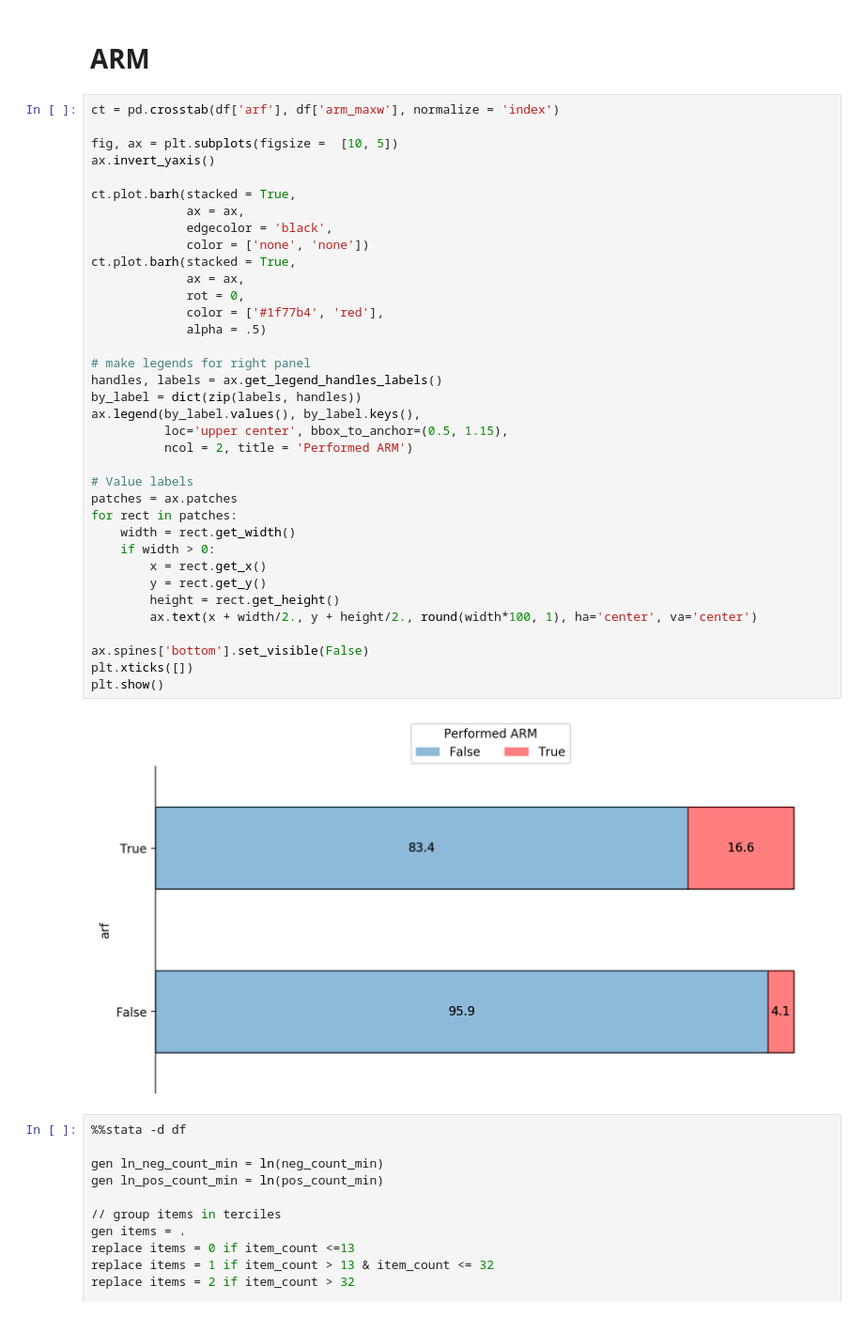
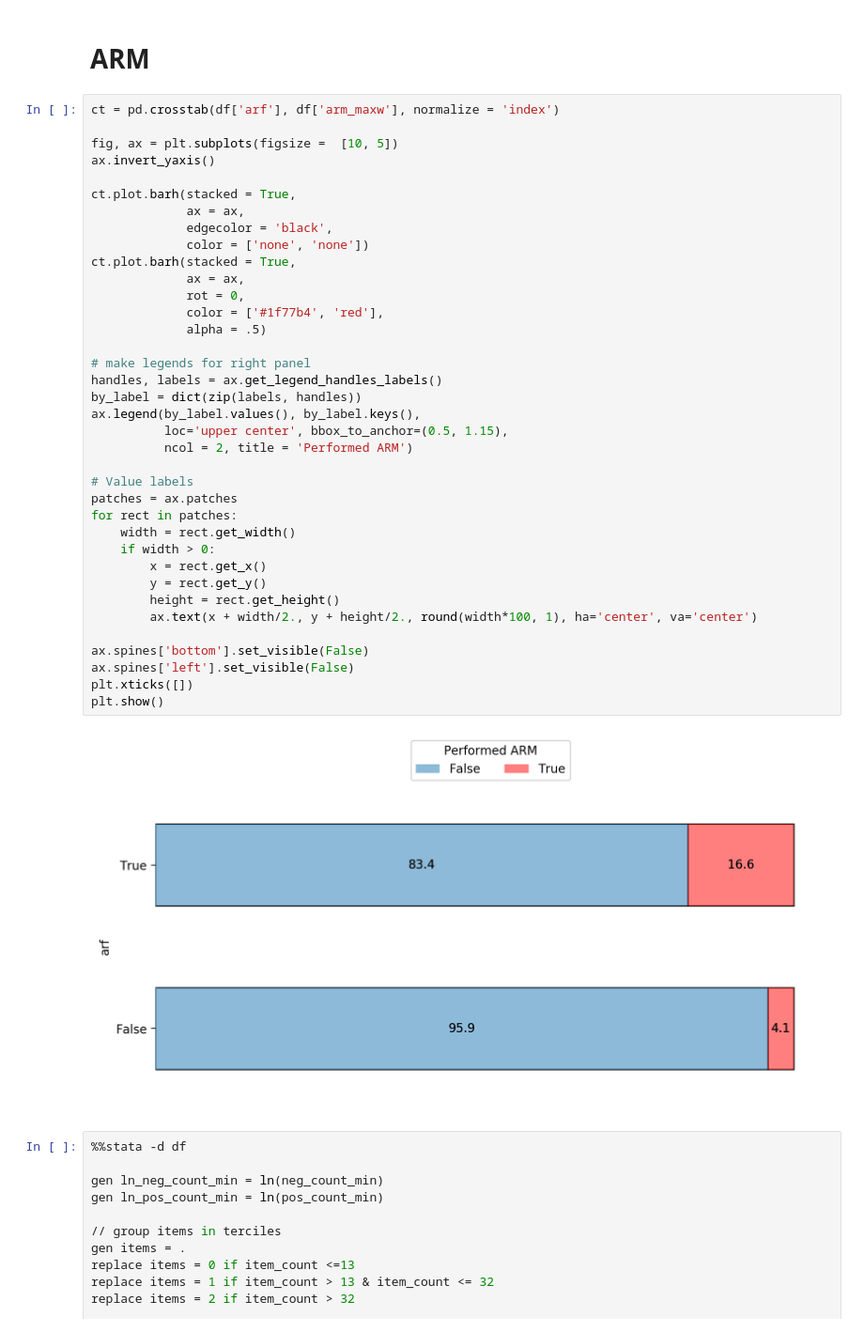
Before and after one commit to jossl95/ARF, a Jupyter notebook: Analyzer.ipynb, the cells around one changed output. Shown: that part at 94% size. Saved outputs shown, nothing was run; the diff lists cells and outputs as text.

```diff
--- a/Analyzer.ipynb
+++ b/Analyzer.ipynb
@@ -172,34 +172,35 @@ ct.plot.barh(stacked = True,
              ax = ax,
              edgecolor = 'black',
              color = ['none', 'none'])
 ct.plot.barh(stacked = True,
              ax = ax,
              rot = 0,
              color = ['#1f77b4', 'red'],
              alpha = .5)
 
 # make legends for right panel
 handles, labels = ax.get_legend_handles_labels()
 by_label = dict(zip(labels, handles))
 ax.legend(by_label.values(), by_label.keys(),
           loc='upper center', bbox_to_anchor=(0.5, 1.15),
           ncol = 2, title = 'Performed ARM')
 
 # Value labels
 patches = ax.patches
 for rect in patches:
     width = rect.get_width()
     if width > 0:
         x = rect.get_x()
         y = rect.get_y()
         height = rect.get_height()
         ax.text(x + width/2., y + height/2., round(width*100, 1), ha='center', va='center')
 
 ax.spines['bottom'].set_visible(False)
+ax.spines['left'].set_visible(False)
 plt.xticks([])
 plt.show()
 # %% [output]
-[figure, old version]
+[figure, new version]
 # %%
 %%stata -d df
 
```
